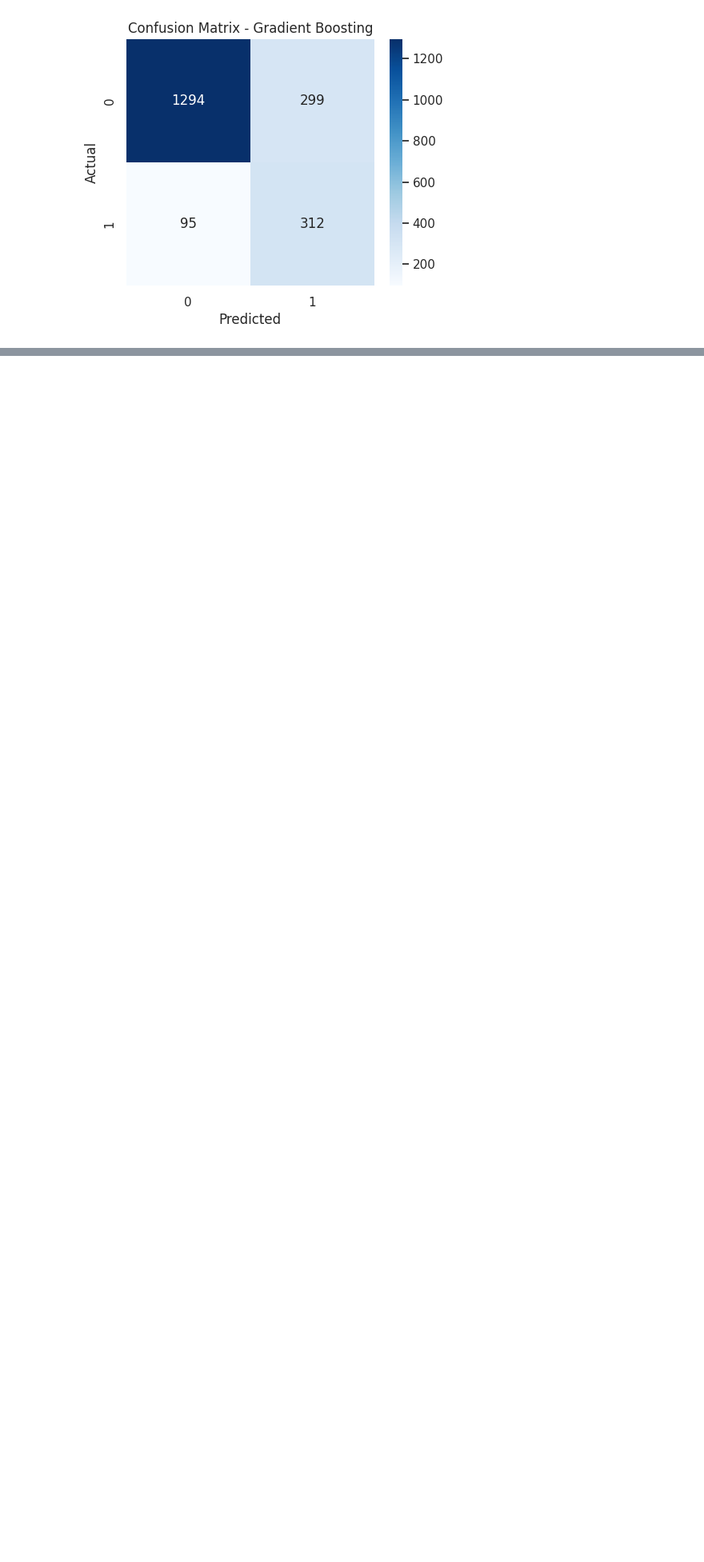
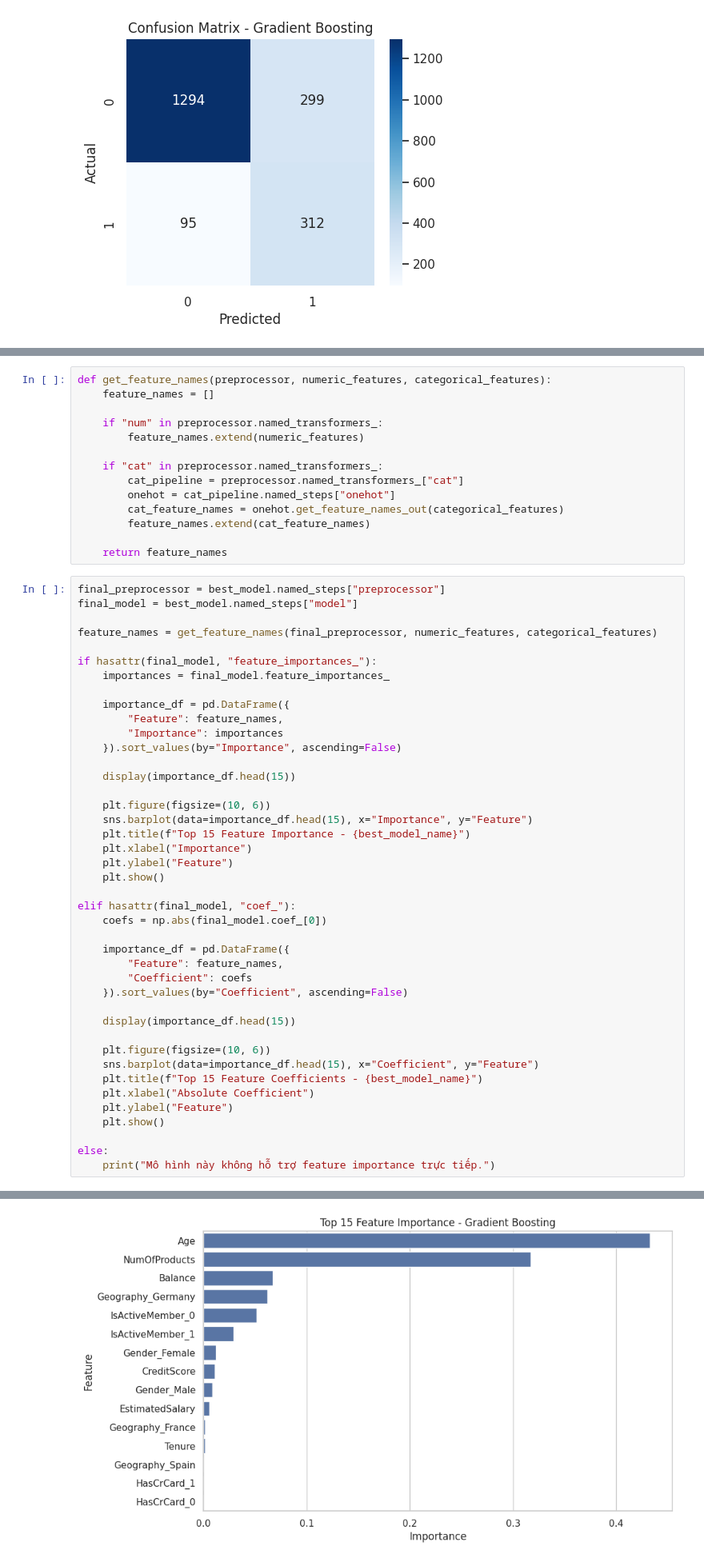
Before and after one commit to NguyenThaoMy5400/Bank_Customer_Churn_Classification, a Jupyter notebook: Bank_Customer_Churn_Classification.ipynb, the cells around one changed output, grey strips where cells are left out. Shown at 80% size. Saved outputs shown, nothing was run; the diff lists cells and outputs as text; blank space fills up the shorter version.

```diff
--- a/Bank_Customer_Churn_Classification.ipynb
+++ b/Bank_Customer_Churn_Classification.ipynb
@@ -824,0 +783,57 @@ plt.show()
+# %%
+def get_feature_names(preprocessor, numeric_features, categorical_features):
+    feature_names = []
+
+    if "num" in preprocessor.named_transformers_:
+        feature_names.extend(numeric_features)
+
+    if "cat" in preprocessor.named_transformers_:
+        cat_pipeline = preprocessor.named_transformers_["cat"]
+        onehot = cat_pipeline.named_steps["onehot"]
+        cat_feature_names = onehot.get_feature_names_out(categorical_features)
+        feature_names.extend(cat_feature_names)
+
+    return feature_names
+# %%
+final_preprocessor = best_model.named_steps["preprocessor"]
+final_model = best_model.named_steps["model"]
+
+feature_names = get_feature_names(final_preprocessor, numeric_features, categorical_features)
+
+if hasattr(final_model, "feature_importances_"):
+    importances = final_model.feature_importances_
+
+    importance_df = pd.DataFrame({
+        "Feature": feature_names,
+        "Importance": importances
+    }).sort_values(by="Importance", ascending=False)
+
+    display(importance_df.head(15))
+
+    plt.figure(figsize=(10, 6))
+    sns.barplot(data=importance_df.head(15), x="Importance", y="Feature")
+    plt.title(f"Top 15 Feature Importance - {best_model_name}")
+    plt.xlabel("Importance")
+    plt.ylabel("Feature")
+    plt.show()
+
+elif hasattr(final_model, "coef_"):
+    coefs = np.abs(final_model.coef_[0])
+
+    importance_df = pd.DataFrame({
+        "Feature": feature_names,
+        "Coefficient": coefs
+    }).sort_values(by="Coefficient", ascending=False)
+
+    display(importance_df.head(15))
+
+    plt.figure(figsize=(10, 6))
+    sns.barplot(data=importance_df.head(15), x="Coefficient", y="Feature")
+    plt.title(f"Top 15 Feature Coefficients - {best_model_name}")
+    plt.xlabel("Absolute Coefficient")
+    plt.ylabel("Feature")
+    plt.show()
+
+else:
+    print("Mô hình này không hỗ trợ feature importance trực tiếp.")
+# %% [output]
@@ -824,0 +856 @@ plt.show()
+[figure, added]
```
Also changed, not shown: parts of 32 cells of this notebook, 2 other files.
